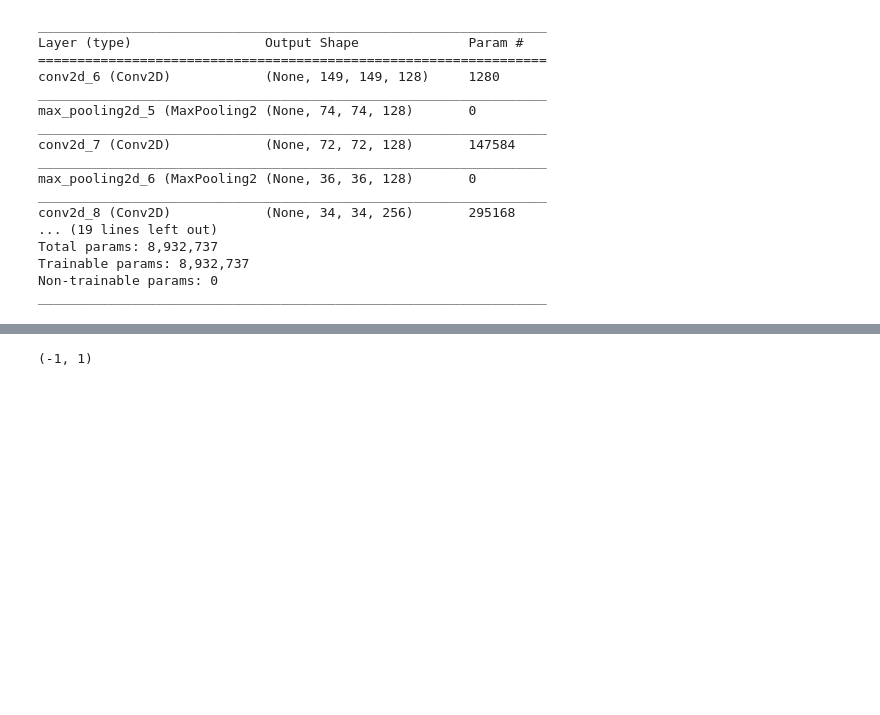
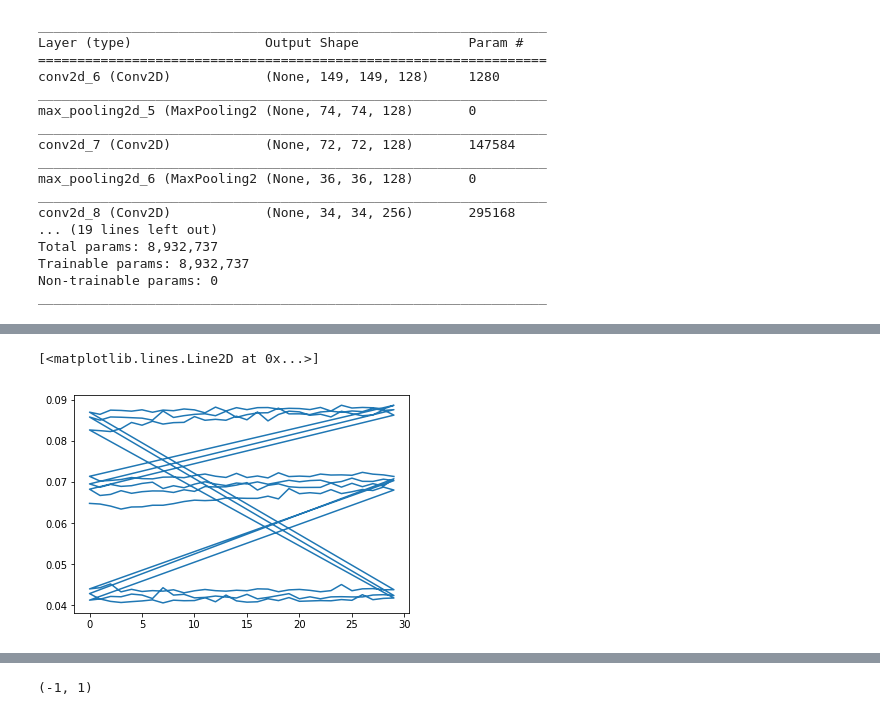
Before and after one commit to VProv/JUNO, a Jupyter notebook: notebooks/Simple CNN test-Energy.ipynb, the cells around one changed output, grey strips where cells are left out. Cells and saved outputs as stored; diff of their text form; code cells hidden in the pictures; blank space fills up the shorter version.

```diff
--- a/notebooks/Simple CNN test-Energy.ipynb
+++ b/notebooks/Simple CNN test-Energy.ipynb
@@ -164 +169,3 @@ X_train.shape, y_train.shape
+# %%
+logdir = 'log_1603E.csv'
 # %%
@@ -187,4 +219,9 @@ Epoch 5/30
 import pandas as pd
 import matplotlib.pyplot as plt
 # %%
-cs = pd.read_csv('log_203E.csv', sep=';')
+cs = pd.read_csv(logdir, sep=';')
+# %%
+plt.plot(cs['epoch'].values, cs['val_loss'].values)
+# %% [output]
+[<matplotlib.lines.Line2D at 0x...>]
+[figure, added]
```
Also changed, not shown: parts of 51 cells of this notebook, 7 other files.
